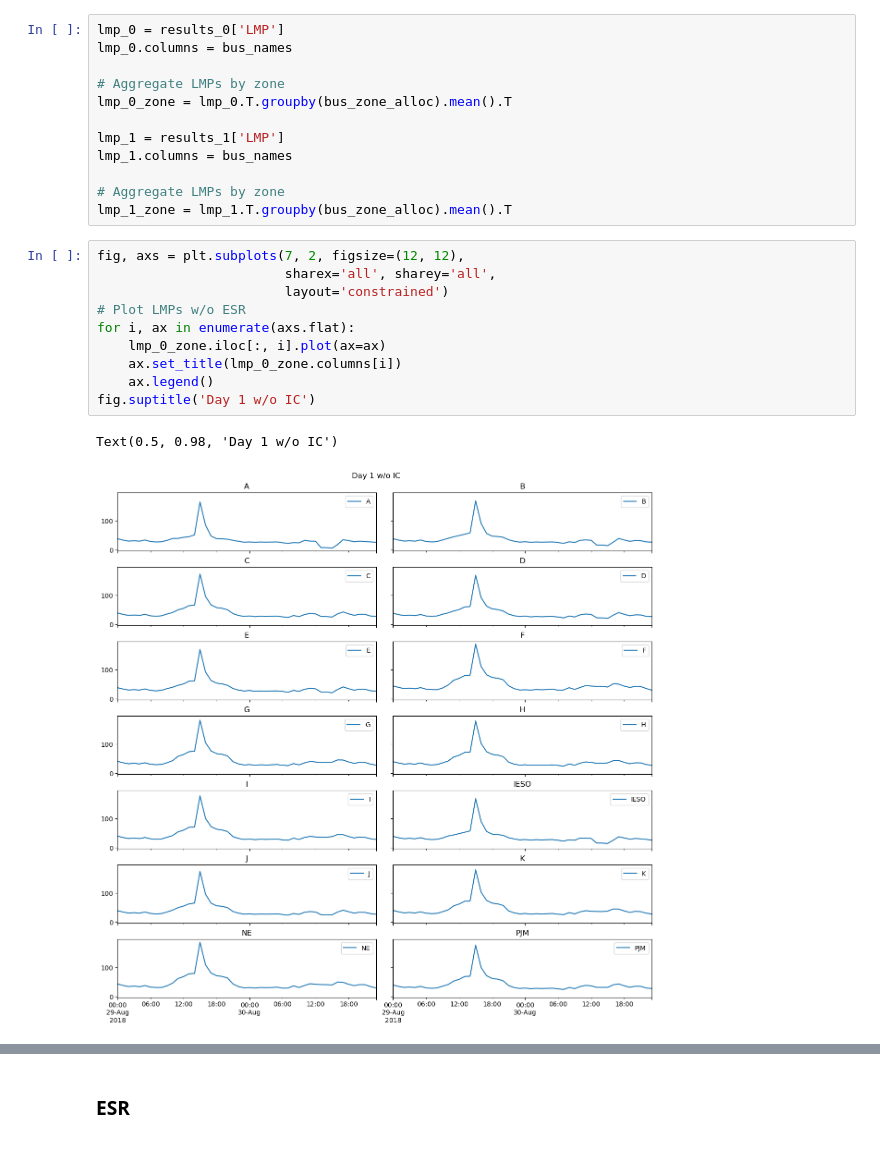
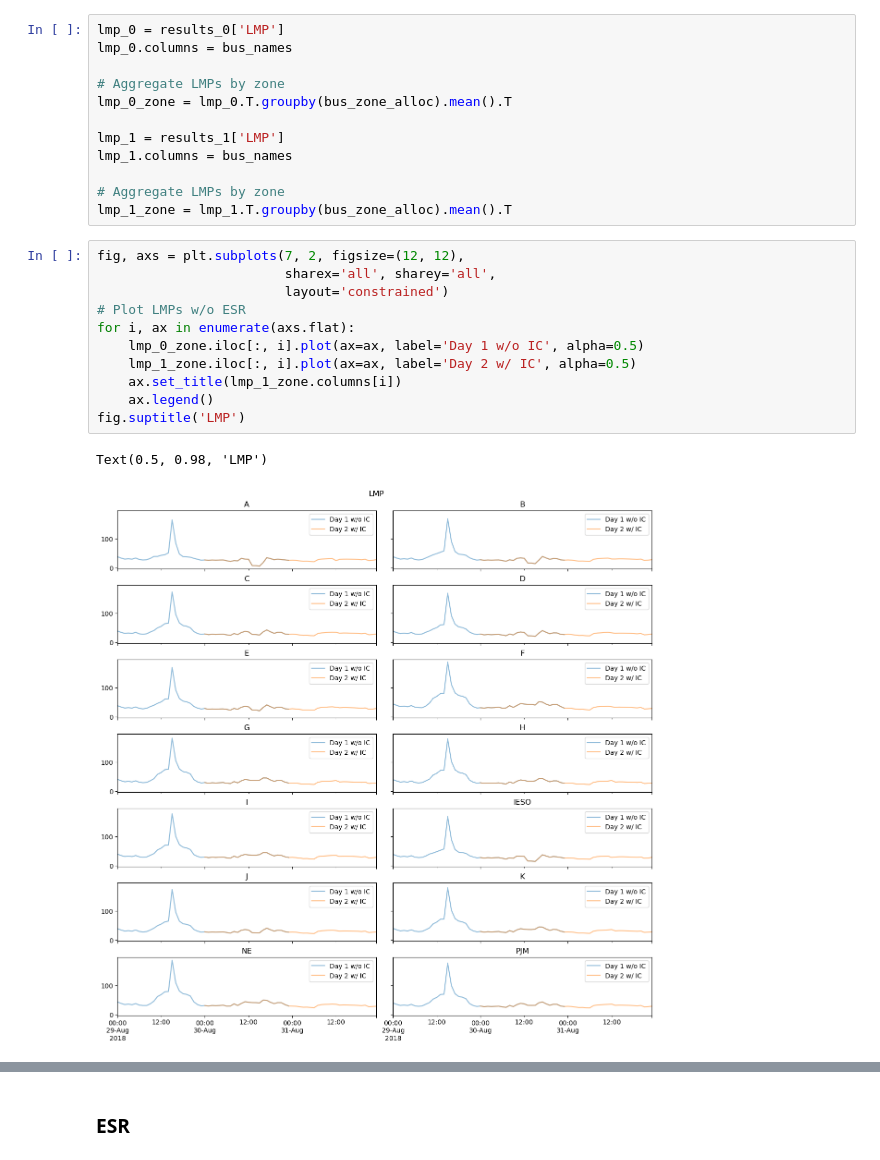
Before and after one commit to boyuan276/NYgrid-python, a Jupyter notebook: examples/ex_opf_2018Baseline.ipynb, the cells around one changed output, grey strips where cells are left out. Drawn from its saved outputs; the diff is of its cells as text.

```diff
--- a/examples/ex_opf_2018Baseline.ipynb
+++ b/examples/ex_opf_2018Baseline.ipynb
@@ -334,13 +394,14 @@ lmp_1_zone = lmp_1.T.groupby(bus_zone_alloc).mean().T
 # %%
 fig, axs = plt.subplots(7, 2, figsize=(12, 12),
                         sharex='all', sharey='all',
                         layout='constrained')
 # Plot LMPs w/o ESR
 for i, ax in enumerate(axs.flat):
-    lmp_0_zone.iloc[:, i].plot(ax=ax)
-    ax.set_title(lmp_0_zone.columns[i])
+    lmp_0_zone.iloc[:, i].plot(ax=ax, label='Day 1 w/o IC', alpha=0.5)
+    lmp_1_zone.iloc[:, i].plot(ax=ax, label='Day 2 w/ IC', alpha=0.5)
+    ax.set_title(lmp_1_zone.columns[i])
     ax.legend()
-fig.suptitle('Day 1 w/o IC')
+fig.suptitle('LMP')
 # %% [output]
-Text(0.5, 0.98, 'Day 1 w/o IC')
+Text(0.5, 0.98, 'LMP')
-[figure, old version]
+[figure, new version]
```
Also changed, not shown: parts of 10 cells of this notebook, 1 other file.
